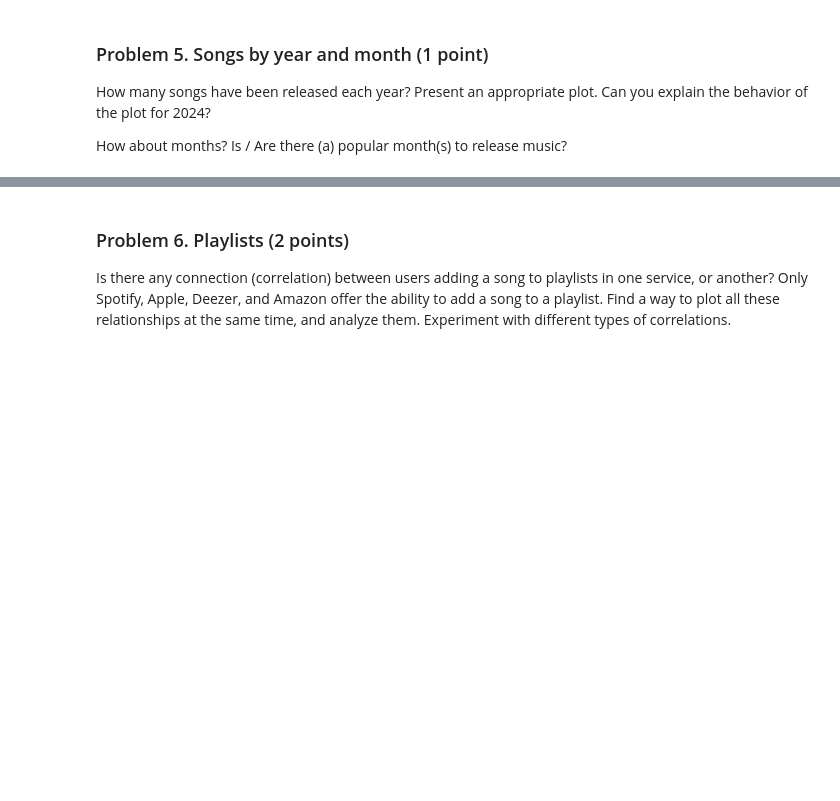
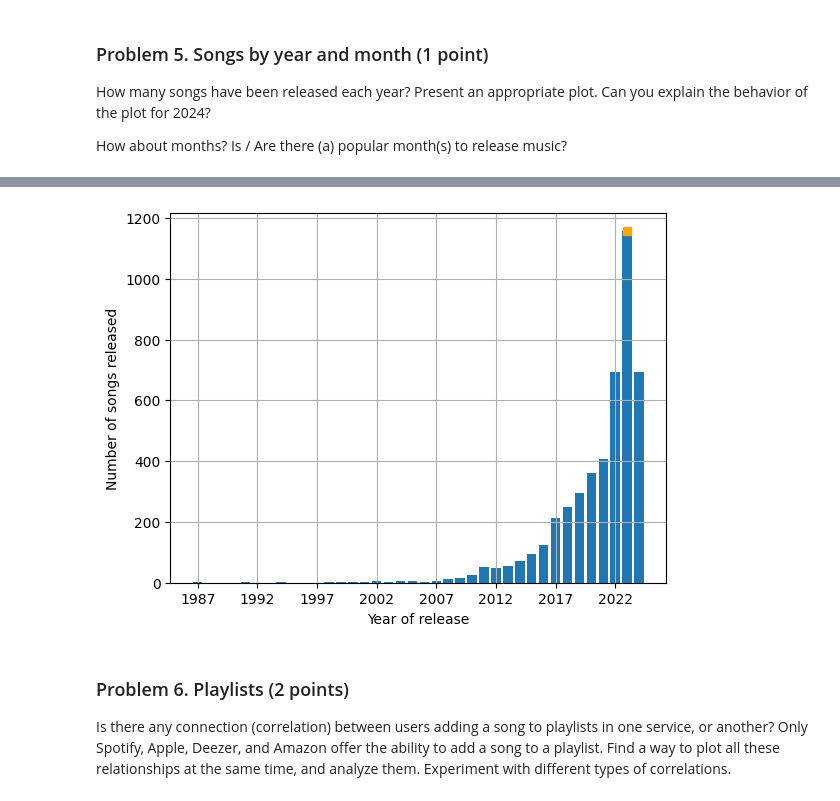
Before and after one commit to patonov/Data_Science-July_2024, a Jupyter notebook: Data-Visualization-Lab/Data Visualization and EDA Lab.ipynb, the cells around one changed output, grey strips where cells are left out. Cells and saved outputs as stored; diff of their text form; code cells hidden in the pictures; blank space fills up the shorter version.

```diff
--- a/Data-Visualization-Lab/Data Visualization and EDA Lab.ipynb
+++ b/Data-Visualization-Lab/Data Visualization and EDA Lab.ipynb
@@ -198,3 +198,7 @@ groups.sort_values(by=["Spotify Streams"], ascending=False)
 How many songs have been released each year? Present an appropriate plot. Can you explain the behavior of the plot for 2024?
 
 How about months? Is / Are there (a) popular month(s) to release music?
+# %%
+df['year'] = df["Release Date"].dt.year
+# %%
+df_new_special = df[["year", "Track"]]
@@ -201,3 +228,19 @@ How about months? Is / Are there (a) popular month(s) to release music?
+# %%
+years = df_new_special["year"].value_counts()
+# %%
+plt.bar(years.index, years)
+
+plt.scatter(years.idxmax(), years.max(), marker = "s", color = "orange")
+
+plt.xticks(range(1987, 2025, 5))
+plt.grid()
+
+plt.xlabel("Year of release")
+plt.ylabel("Number of songs released")
+
+plt.show()
+# %% [output]
+[figure, added]
 # %% [markdown]
 ### Problem 6. Playlists (2 points)
 Is there any connection (correlation) between users adding a song to playlists in one service, or another? Only Spotify, Apple, Deezer, and Amazon offer the ability to add a song to a playlist. Find a way to plot all these relationships at the same time, and analyze them. Experiment with different types of correlations.
```
Also changed, not shown: parts of 2 cells of this notebook.
